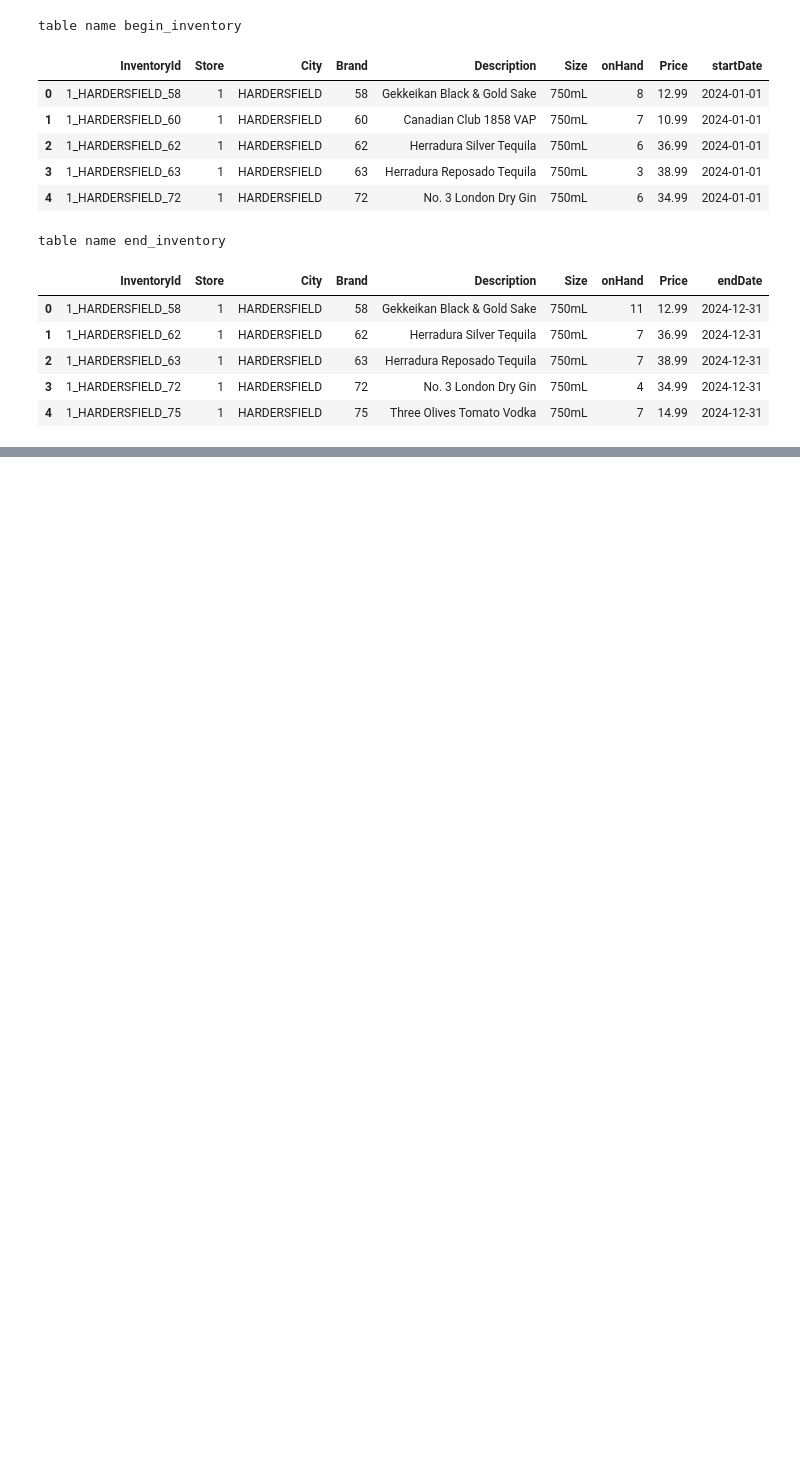
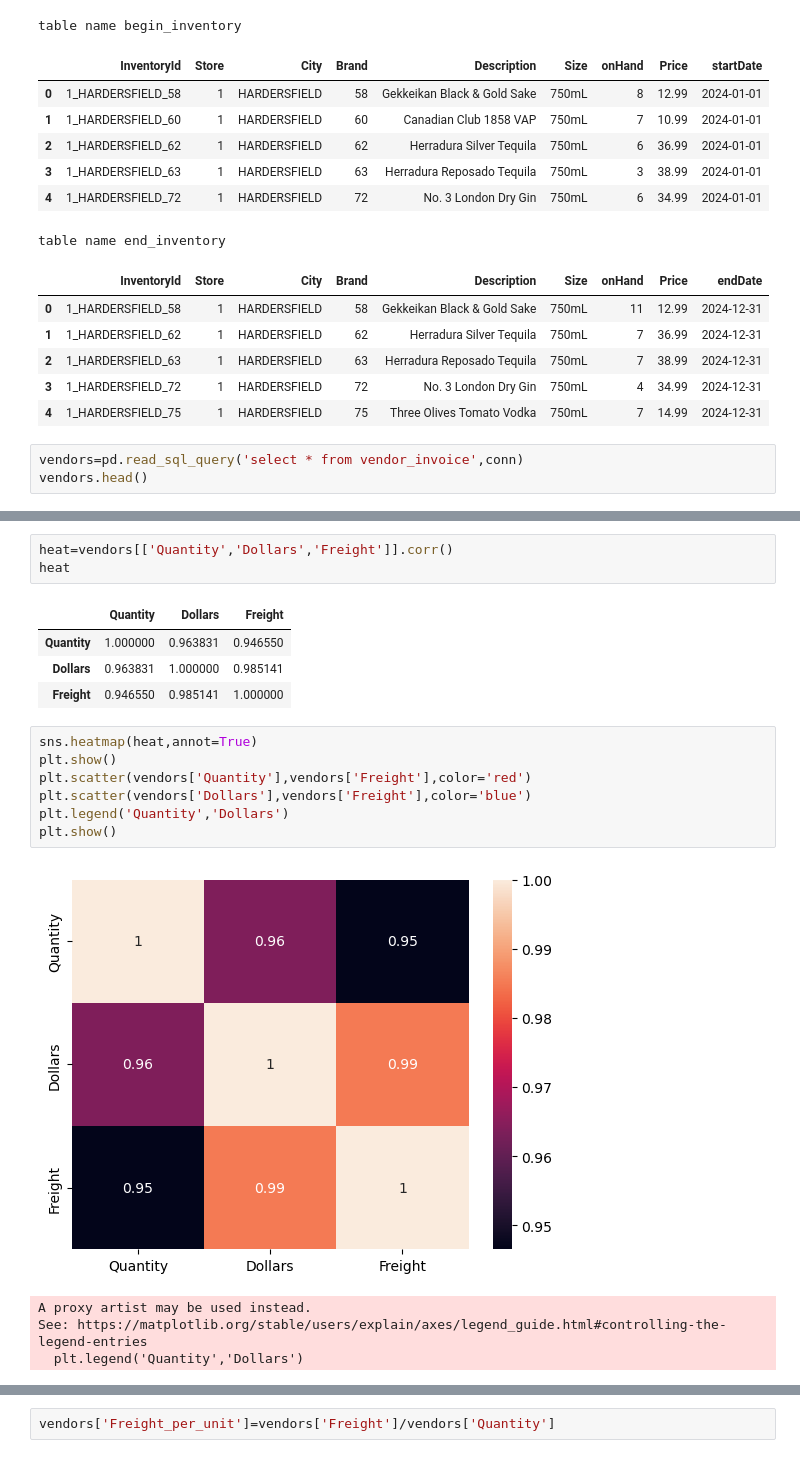
Before and after one commit to yashdalvi2503/freight-cost-prediction, a Jupyter notebook: predicting_freight_cost.ipynb, the cells around one changed output, grey strips where cells are left out. Drawn from its saved outputs; the diff is of its cells as text; blank space fills up the shorter version.

```diff
--- a/predicting_freight_cost.ipynb
+++ b/predicting_freight_cost.ipynb
@@ -57,3 +57,6 @@ table name end_inventory
 | 2 | 1_HARDERSFIELD_63 | 1 | HARDERSFIELD | 63 | Herradura Reposado Tequila | 750mL | 7 | 38.99 | 2024-12-31 |
 | 3 | 1_HARDERSFIELD_72 | 1 | HARDERSFIELD | 72 | No. 3 London Dry Gin | 750mL | 4 | 34.99 | 2024-12-31 |
 | 4 | 1_HARDERSFIELD_75 | 1 | HARDERSFIELD | 75 | Three Olives Tomato Vodka | 750mL | 7 | 14.99 | 2024-12-31 |
+# %%
+vendors=pd.read_sql_query('select * from vendor_invoice',conn)
+vendors.head()
@@ -59,0 +70,20 @@ table name end_inventory
+# %%
+heat=vendors[['Quantity','Dollars','Freight']].corr()
+heat
+# %% [output]
+|  | Quantity | Dollars | Freight |
+| Quantity | 1.000000 | 0.963831 | 0.946550 |
+| Dollars | 0.963831 | 1.000000 | 0.985141 |
+| Freight | 0.946550 | 0.985141 | 1.000000 |
+# %%
+sns.heatmap(heat,annot=True)
+plt.show()
+plt.scatter(vendors['Quantity'],vendors['Freight'],color='red')
+plt.scatter(vendors['Dollars'],vendors['Freight'],color='blue')
+plt.legend('Quantity','Dollars')
+plt.show()
+# %% [output]
+[figure, added]
+A proxy artist may be used instead.
+See: https://matplotlib.org/stable/users/explain/axes/legend_guide.html#controlling-the-legend-entries
+  plt.legend('Quantity','Dollars')
@@ -59,0 +91,2 @@ table name end_inventory
+# %%
+vendors['Freight_per_unit']=vendors['Freight']/vendors['Quantity']
```
Also changed, not shown: parts of 10 cells of this notebook, 1 other file.
